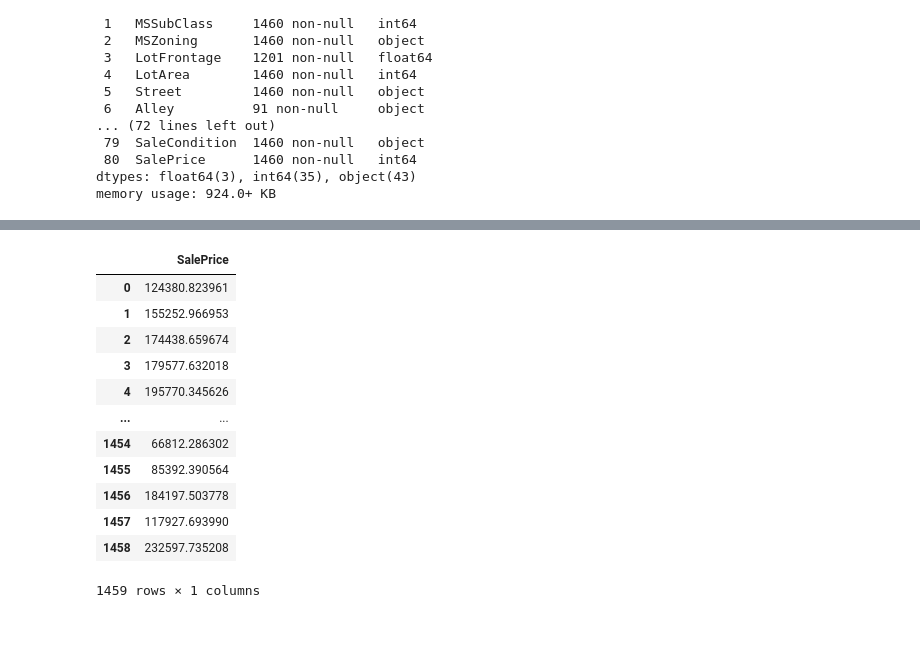
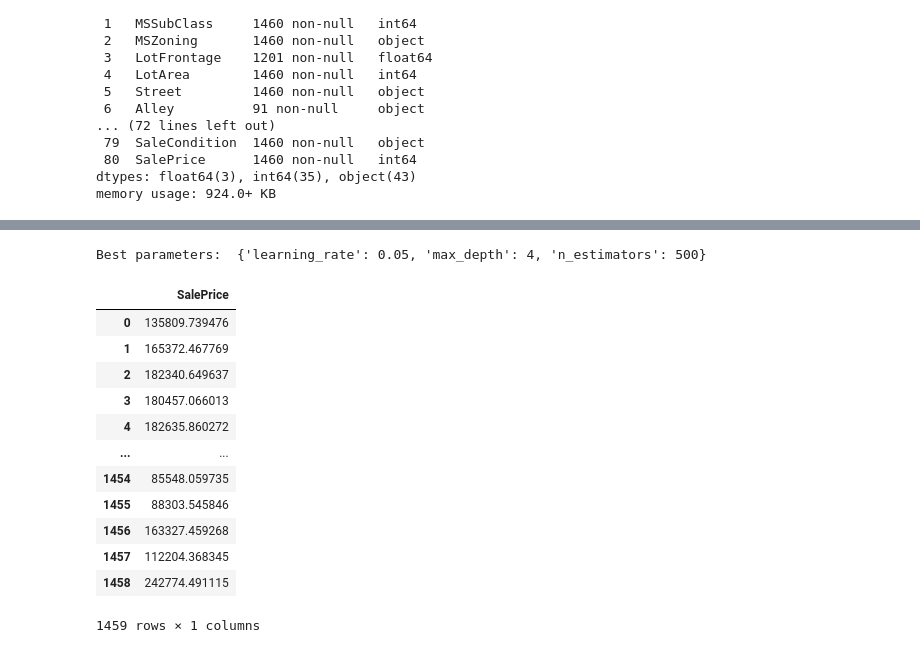
Before and after one commit to kohsutai/kaggle, a Jupyter notebook: house-price.ipynb, the cells around one changed output, grey strips where cells are left out. Drawn from its saved outputs; the diff is of its cells as text; code cells hidden in the pictures.

```diff
--- a/house-price.ipynb
+++ b/house-price.ipynb
@@ -216,6 +328,5 @@ X_train.shape, X_test.shape, y_train.shape, y_test.shape
 # %%
 # Modeling
-from sklearn.preprocessing import StandardScaler
 from sklearn.pipeline import Pipeline
 from sklearn.linear_model import LinearRegression
 from sklearn.tree import DecisionTreeRegressor
@@ -223,28 +334,28 @@ from sklearn.ensemble import RandomForestRegressor, GradientBoostingRegressor
 from xgboost import XGBRegressor
 from sklearn.model_selection import cross_val_score, KFold, GridSearchCV
 
-lr_pipe = Pipeline([('scaler', StandardScaler()), ('lr', LinearRegression())])
-dt_pipe = Pipeline([('scaler', StandardScaler()), ('dt', DecisionTreeRegressor())])
-rf_pipe = Pipeline([('scaler', StandardScaler()), ('rf', RandomForestRegressor())])
-gb_pipe = Pipeline([('scaler', StandardScaler()), ('rf', GradientBoostingRegressor())])
-xgb_pipe = Pipeline([('scaler', StandardScaler()), ('xgb', XGBRegressor())])
 
+lr = LinearRegression()
+dt =DecisionTreeRegressor()
+rf = RandomForestRegressor()
+gb = GradientBoostingRegressor()
+xgb = XGBRegressor()
 cv = KFold(n_splits=10, shuffle=True, random_state=123)
 
-lr_rmse = round(-cross_val_score(lr_pipe, X_train, y_train, cv=cv, scoring='neg_root_mean_squared_error').mean(), 2)
-lr_r2 = round(cross_val_score(lr_pipe, X_train, y_train, cv=cv, scoring='r2').mean(), 2)
+lr_rmse = round(-cross_val_score(lr, X_train, y_train, cv=cv, scoring='neg_root_mean_squared_error').mean(), 4)
+lr_r2 = round(cross_val_score(lr, X_train, y_train, cv=cv, scoring='r2').mean(), 4)
 
-dt_rmse = round(-cross_val_score(dt_pipe, X_train, y_train, cv=cv, scoring='neg_root_mean_squared_error').mean(), 2)
-dt_r2 = round(cross_val_score(dt_pipe, X_train, y_train, cv=cv, scoring='r2').mean(), 2)
+dt_rmse = round(-cross_val_score(dt, X_train, y_train, cv=cv, scoring='neg_root_mean_squared_error').mean(), 4)
+dt_r2 = round(cross_val_score(dt, X_train, y_train, cv=cv, scoring='r2').mean(), 4)
 
-rf_rmse = round(-cross_val_score(rf_pipe, X_train, y_train, cv=cv, scoring='neg_root_mean_squared_error').mean(), 2)
-rf_r2 = round(cross_val_score(rf_pipe, X_train, y_train, cv=cv, scoring='r2').mean(), 2)
+rf_rmse = round(-cross_val_score(rf, X_train, y_train, cv=cv, scoring='neg_root_mean_squared_error').mean(), 4)
+rf_r2 = round(cross_val_score(rf, X_train, y_train, cv=cv, scoring='r2').mean(), 4)
 
-gb_rmse = round(-cross_val_score(gb_pipe, X_train, y_train, cv=cv, scoring='neg_root_mean_squared_error').mean(), 2)
-gb_r2 = round(cross_val_score(gb_pipe, X_train, y_train, cv=cv, scoring='r2').mean(), 2)
+gb_rmse = round(-cross_val_score(gb, X_train, y_train, cv=cv, scoring='neg_root_mean_squared_error').mean(), 4)
+gb_r2 = round(cross_val_score(gb, X_train, y_train, cv=cv, scoring='r2').mean(), 4)
 
-xgb_rmse = round(-cross_val_score(xgb_pipe, X_train, y_train, cv=cv, scoring='neg_root_mean_squared_error').mean(), 2)
-xgb_r2 = round(cross_val_score(xgb_pipe, X_train, y_train, cv=cv, scoring='r2').mean(), 2)
+xgb_rmse = round(-cross_val_score(xgb, X_train, y_train, cv=cv, scoring='neg_root_mean_squared_error').mean(), 4)
+xgb_r2 = round(cross_val_score(xgb, X_train, y_train, cv=cv, scoring='r2').mean(), 4)
 
 summary_dict = {'RMSE': [lr_rmse, dt_rmse, rf_rmse, gb_rmse, xgb_rmse],
                 'R2 score': [lr_r2, dt_r2, rf_r2, gb_r2, xgb_r2]}
@@ -261,22 +372,34 @@ summary
+# %%
+# Hyperparameter tuning for GradientBoostingRegressor
+parameters = {'learning_rate': [0.01, 0.02, 0.03, 0.04, 0.05],
+              'n_estimators': [100, 200, 300, 400, 500],
+              'max_depth': [4, 5, 6, 7, 8]}
+
+gb_grid = GridSearchCV(estimator=gb, param_grid=parameters, cv=2, n_jobs=-1)
+gb_grid.fit(X_train, y_train)
+print('Best parameters: ', gb_grid.best_params_)
+# %% [output]
+Best parameters:  {'learning_rate': 0.05, 'max_depth': 4, 'n_estimators': 500}
 # %%
 # Predict the test set
-gb_pipe.fit(X_train, y_train)
-test_pred = gb_pipe.predict(df_test)
+gb_final = GradientBoostingRegressor(learning_rate=0.05, max_depth=4, n_estimators=400)
+gb_final.fit(X_train, y_train)
+test_pred = np.exp(gb_final.predict(scaler.fit_transform(df_test)))
 test_pred = pd.DataFrame(test_pred, columns=['SalePrice'])
 test_pred
 # %% [output]
 |  | SalePrice |
-| 0 | 124380.823961 |
-| 1 | 155252.966953 |
-| 2 | 174438.659674 |
-| 3 | 179577.632018 |
-| 4 | 195770.345626 |
+| 0 | 135809.739476 |
+| 1 | 165372.467769 |
+| 2 | 182340.649637 |
+| 3 | 180457.066013 |
+| 4 | 182635.860272 |
 | ... | ... |
-| 1454 | 66812.286302 |
-| 1455 | 85392.390564 |
-| 1456 | 184197.503778 |
-| 1457 | 117927.693990 |
-| 1458 | 232597.735208 |
+| 1454 | 85548.059735 |
+| 1455 | 88303.545846 |
+| 1456 | 163327.459268 |
+| 1457 | 112204.368345 |
+| 1458 | 242774.491115 |
 1459 rows × 1 columns
 # %%
 # Get the 'Id' column from the original test dataset
```
Also changed, not shown: parts of 23 cells of this notebook.
